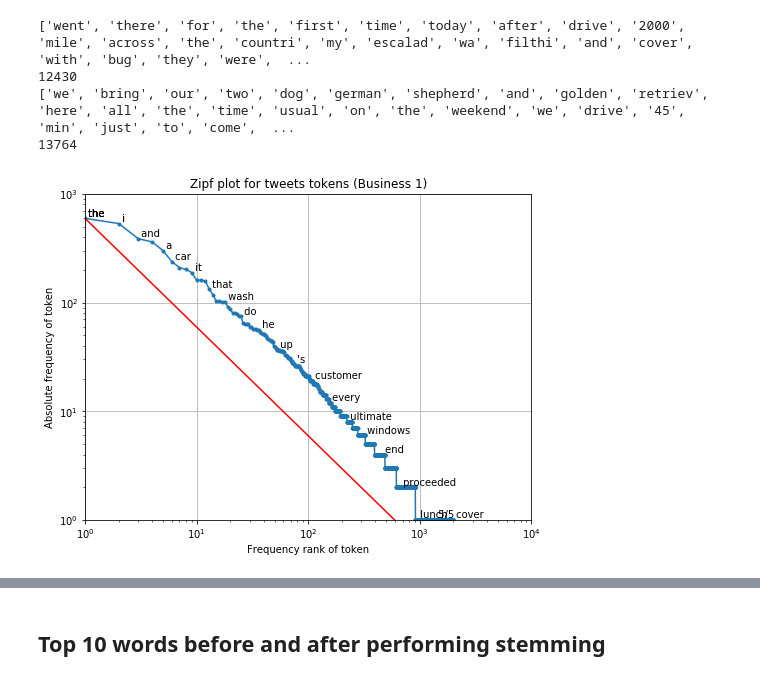
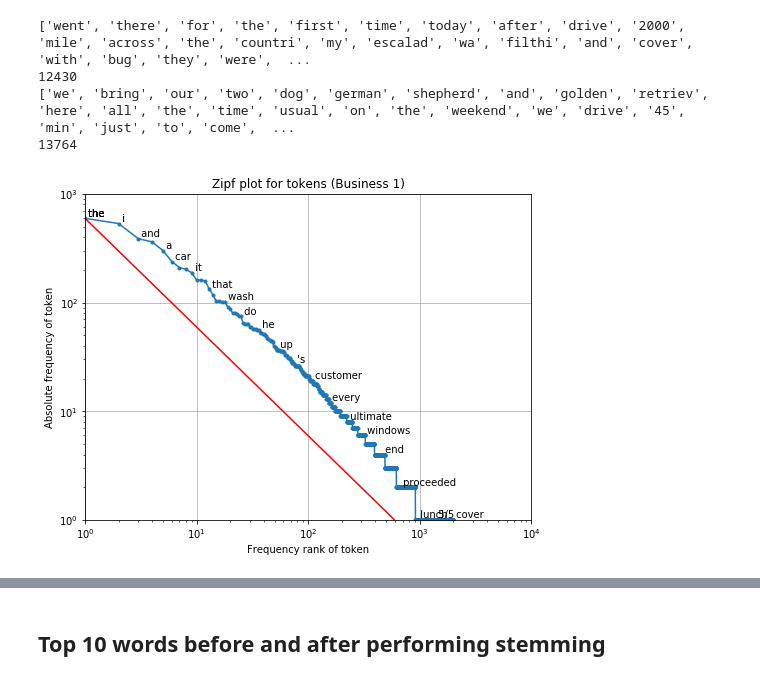
Before and after one commit to quacklinhui/CZ4045-NLP, a Jupyter notebook: NLP Assignment 1 - Data Analysis.ipynb, the cells around one changed output, grey strips where cells are left out. Cells and saved outputs as stored; diff of their text form; code cells hidden in the pictures.

```diff
--- a/NLP Assignment 1 - Data Analysis.ipynb
+++ b/NLP Assignment 1 - Data Analysis.ipynb
@@ -182,25 +182,25 @@ stemmed_freq_dist2 = dict(stemmed_freq_dist2)
 stemmed_freq_dist2 = pd.Series(stemmed_freq_dist2)
 stemmed_freq_dist2.sort_values(ascending=False, inplace=True)
 # %%
-term_freq_df = pd.DataFrame(freq_dist1, columns = ["count"])
-df.index
+term_freq_df=pd.DataFrame(freq_dist1,columns=["count"])
+from pylab import *
 counts = term_freq_df["count"]
 tokens = term_freq_df.index
 ranks = arange(1, len(counts)+1)
 indices = argsort(-counts)
 frequencies = counts[indices]
 plt.figure(figsize=(8,6))
 plt.ylim(1,10**3)
 plt.xlim(1,10**4)
 loglog(ranks, frequencies, marker=".")
 plt.plot([1,frequencies[0]],[frequencies[0],1],color='r')
-title("Zipf plot for tweets tokens (Business 1)")
+title("Zipf plot for tokens (Business 1)")
 xlabel("Frequency rank of token")
 ylabel("Absolute frequency of token")
 grid(True)
 for n in list(logspace(-0.5, log10(len(counts)-2), 25).astype(int)):
     dummy = text(ranks[n], frequencies[n], " " + tokens[indices[n]],
                  verticalalignment="bottom",
                  horizontalalignment="left")
 # %% [output]
-[figure, old version]
+[figure, new version]
```
Also changed, not shown: parts of 15 cells of this notebook.
